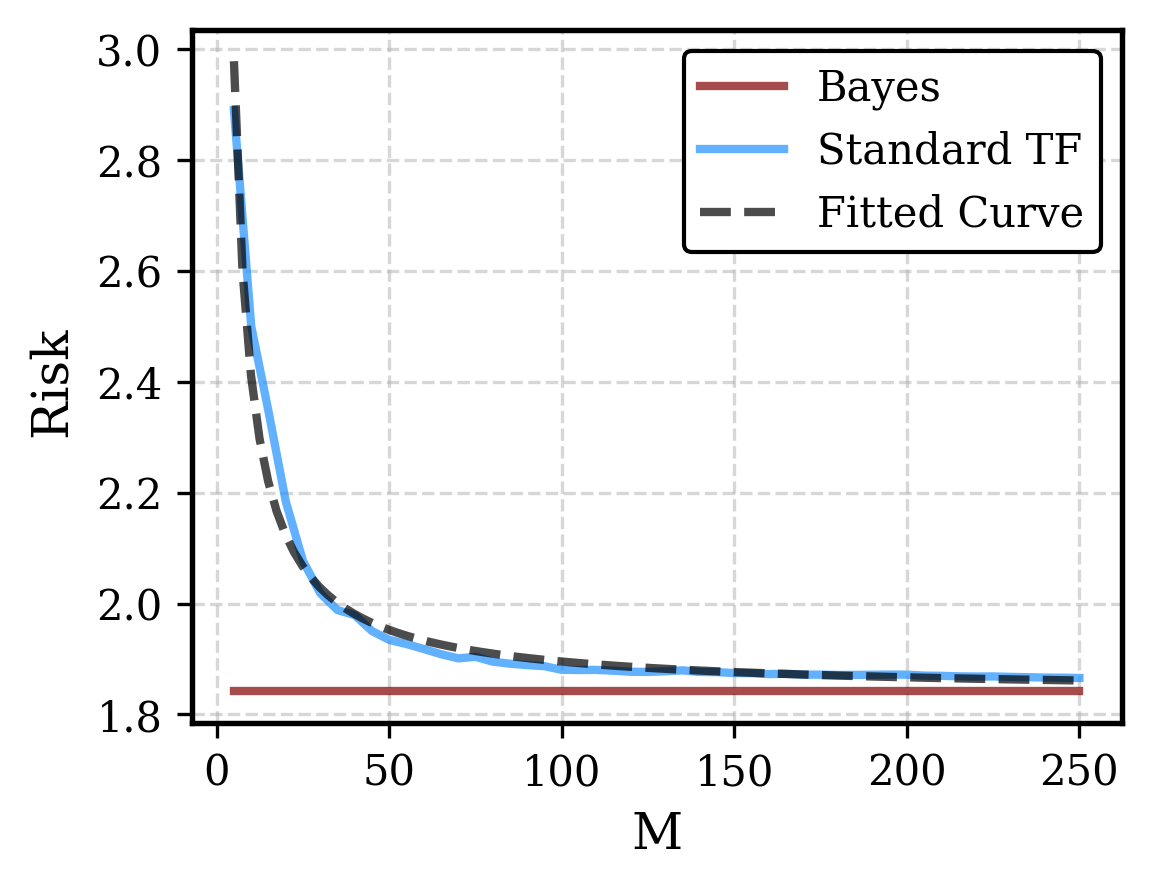
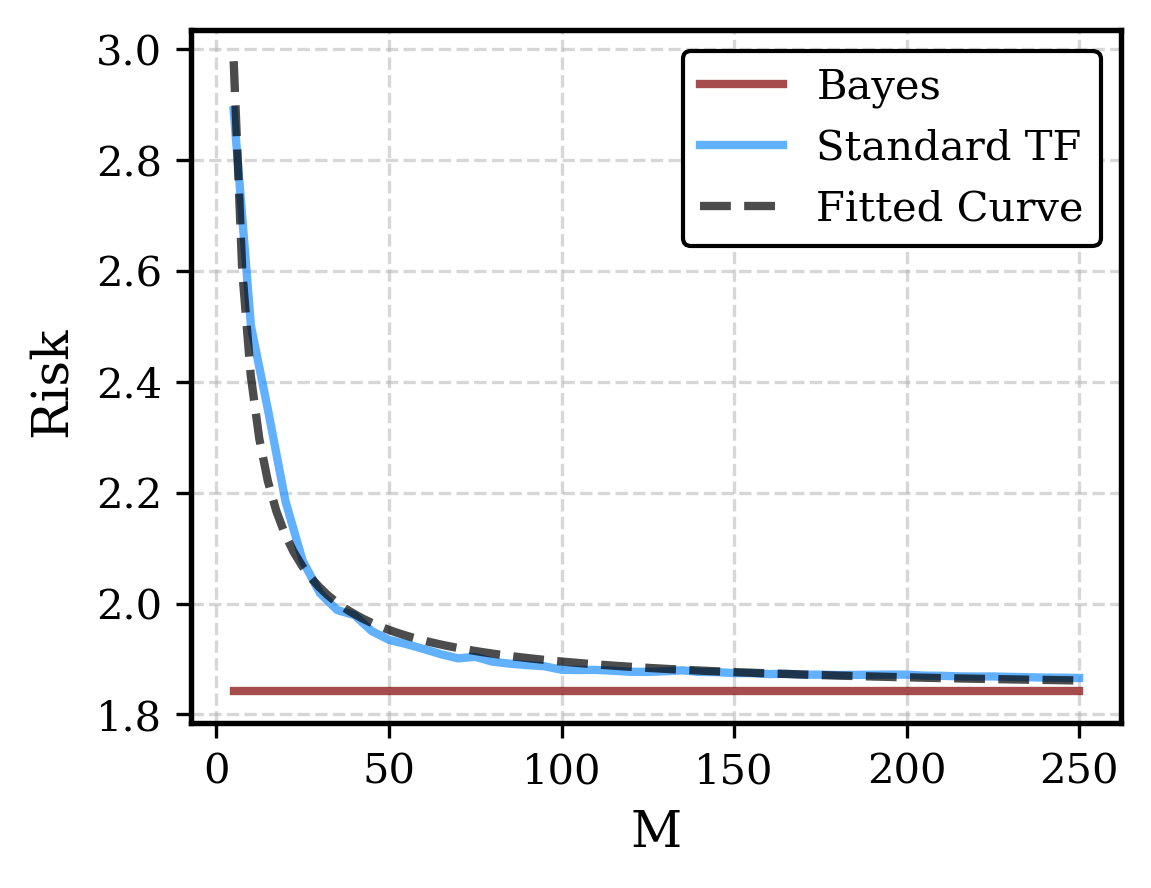
The change to this notebook cell's code, shown as a diff; its figure went from the first image to the second:
--- before
+++ after
@@ -1,5 +1,6 @@
+# Fit and save the Fig. 6 inverse scaling panels for each CLIP variant.
 import matplotlib as mpl
 mpl.rcParams['axes.linewidth'] = 1.3
-with open("./data/zsc-numsamples.json", "r") as f:
+with open("./data/ghm-data/zsc-numsamples.json", "r") as f:
     data_dict = json.load(f)
 
@@ -42,3 +43,4 @@
                         frameon=True, fancybox=True, framealpha=1, facecolor="white", edgecolor="black")
     legend.get_frame().set_linewidth(1.0)
-    plt.savefig(f"./output/Fig2-ZSC-Fit-{model_type}.pdf", format="pdf", dpi=300, bbox_inches="tight")
+    figure_name = {"Standard TF": "Fig6-a-ZSC-Fit-Standard TF.pdf", "Guided TF": "Fig6-b-ZSC-Fit-Guided TF.pdf", "Shallow TF": "Fig6-c-ZSC-Fit-Shallow TF.pdf"}[model_type]
+    plt.savefig(f"./output/{figure_name}", format="pdf", dpi=300, bbox_inches="tight")

Commit: Add docstring and scripts